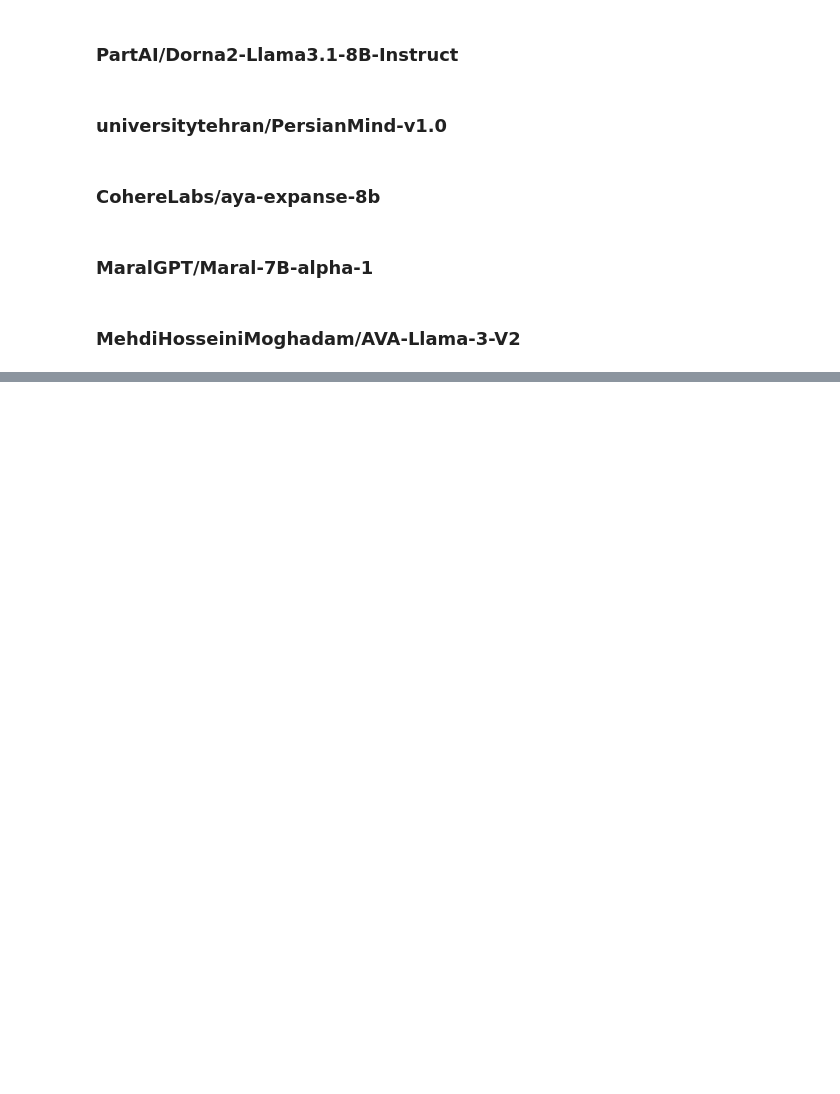
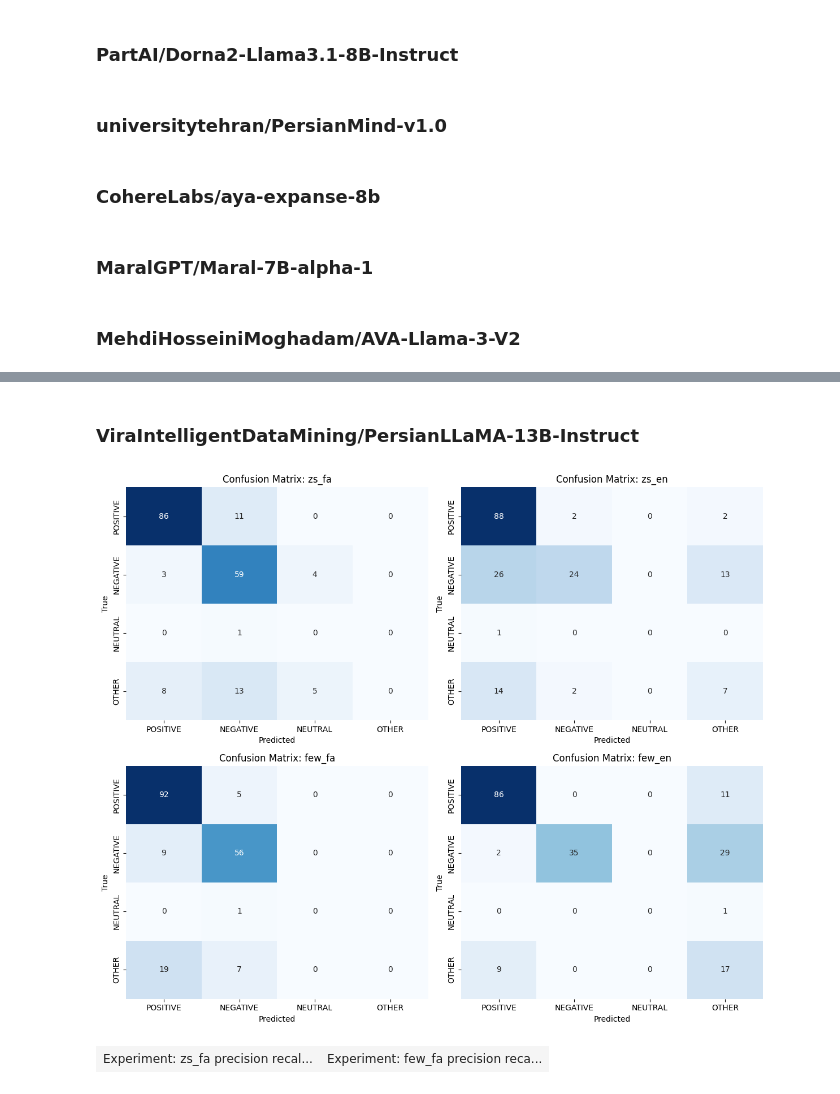
Before and after one commit to shayantabatabaee/llm-sentiment-analysis, a Jupyter notebook: llm-sentiment-analysis.ipynb, the cells around one changed output, grey strips where cells are left out. Saved outputs shown, nothing was run; the diff lists cells and outputs as text; code cells hidden in the pictures; blank space fills up the shorter version.

Commit message:
PersianLLaMA

```diff
--- a/llm-sentiment-analysis.ipynb
+++ b/llm-sentiment-analysis.ipynb
@@ -448,0 +489,2 @@ model_5_result.head(20)
+# %%
+model_6_result = sub_df.copy()
@@ -566,0 +636,2 @@ show_metrics_grid(model_5_result)
+# %% [markdown]
+### ViraIntelligentDataMining/PersianLLaMA-13B-Instruct
@@ -566,0 +640,8 @@ show_metrics_grid(model_5_result)
+# %%
+plot_confusion_matrix(model_6_result)
+# %% [output]
+[figure, added]
+# %%
+show_metrics_grid(model_6_result)
+# %% [output]
+| Experiment: zs_fa precision recal... | Experiment: few_fa precision reca... |
```
Also changed, not shown: parts of 12 cells of this notebook.
